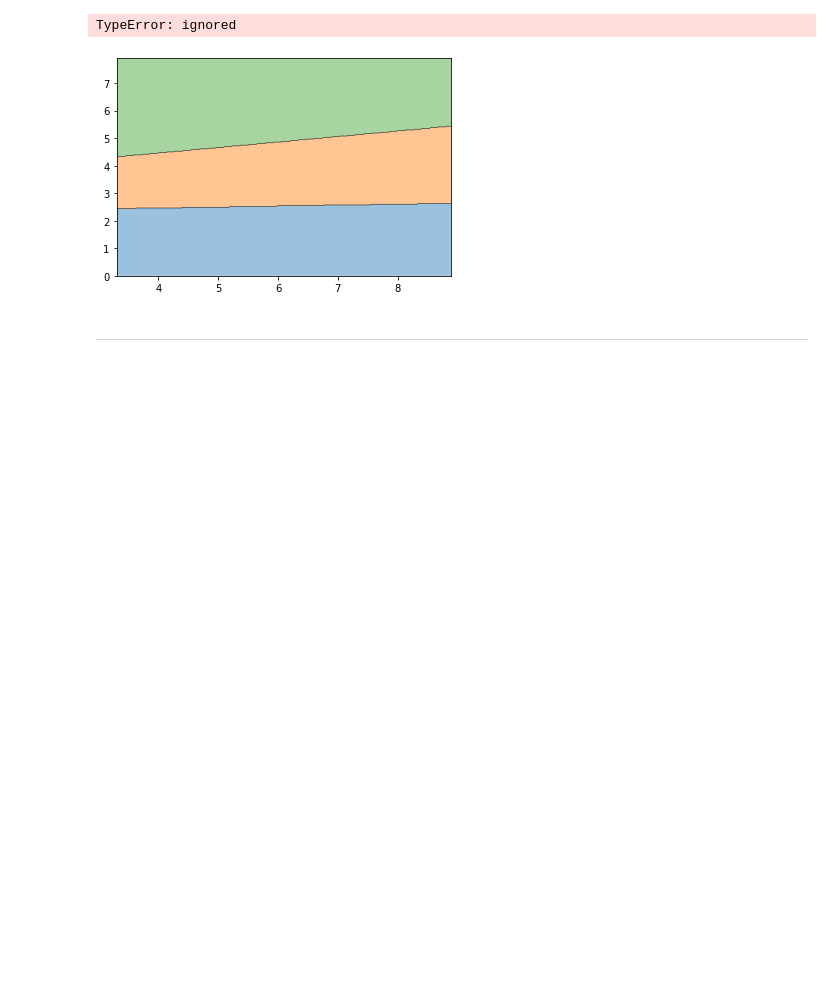
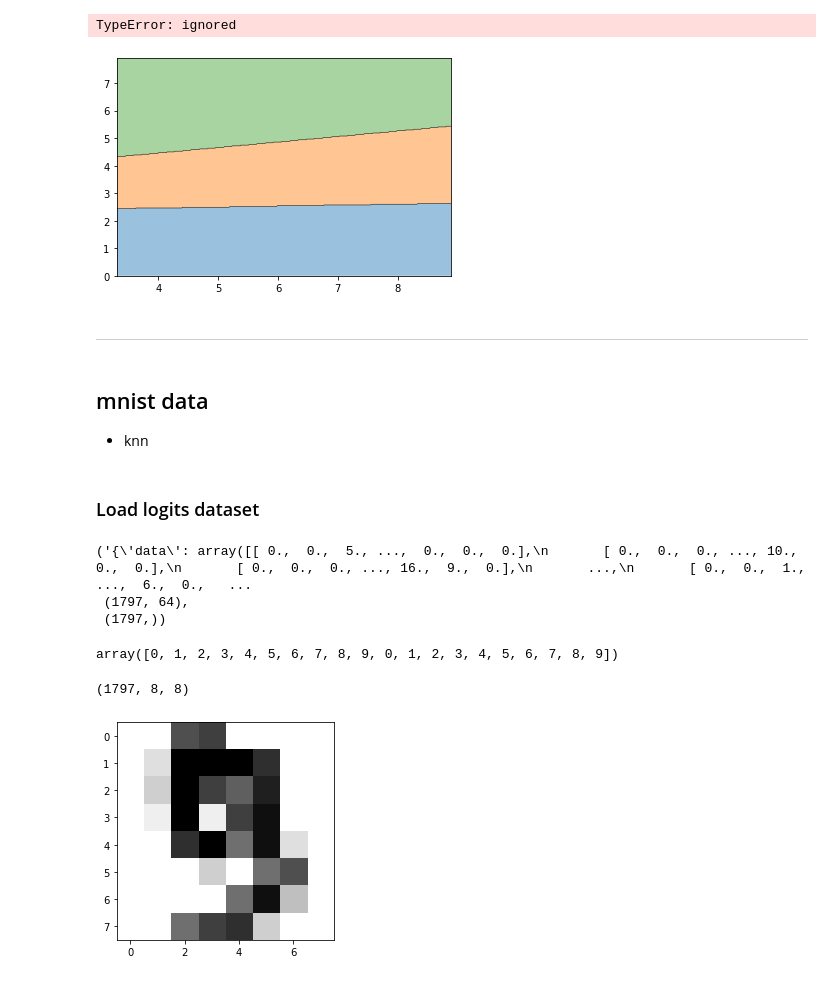
Before and after one commit to iamgus123/dl19, a Jupyter notebook: notebook/ch03_ml_intro.ipynb, the cells around one changed output. Cells and saved outputs as stored; diff of their text form; code cells hidden in the pictures; blank space fills up the shorter version.

```diff
--- a/notebook/ch03_ml_intro.ipynb
+++ b/notebook/ch03_ml_intro.ipynb
@@ -154,3 +154,35 @@ TypeError: ignored
 [figure]
 # %% [markdown]
 ---
+# %% [markdown]
+## mnist data
+- knn
+# %% [markdown]
+### Load logits dataset
+# %%
+import matplotlib.pyplot as plt
+
+from sklearn import datasets, metrics
+from sklearn.model_selection import train_test_split
+
+digits = datasets.load_digits()
+str(digits), digits.data.shape, digits.target.shape
+# %% [output]
+('{\'data\': array([[ 0.,  0.,  5., ...,  0.,  0.,  0.],\n       [ 0.,  0.,  0., ..., 10.,  0.,  0.],\n       [ 0.,  0.,  0., ..., 16.,  9.,  0.],\n       ...,\n       [ 0.,  0.,  1., ...,  6.,  0.,   ...
+ (1797, 64),
+ (1797,))
+# %%
+digits.target[:20]
+# %% [output]
+array([0, 1, 2, 3, 4, 5, 6, 7, 8, 9, 0, 1, 2, 3, 4, 5, 6, 7, 8, 9])
+# %%
+digits.images.shape
+# %% [output]
+(1797, 8, 8)
+# %%
+
+plt.imshow(digits.images[9], cmap=plt.cm.gray_r, interpolation='nearest')
+plt.show()
+# digits.images.shape
+# %% [output]
+[figure, added]
```
Also changed, not shown: parts of 4 cells of this notebook.
